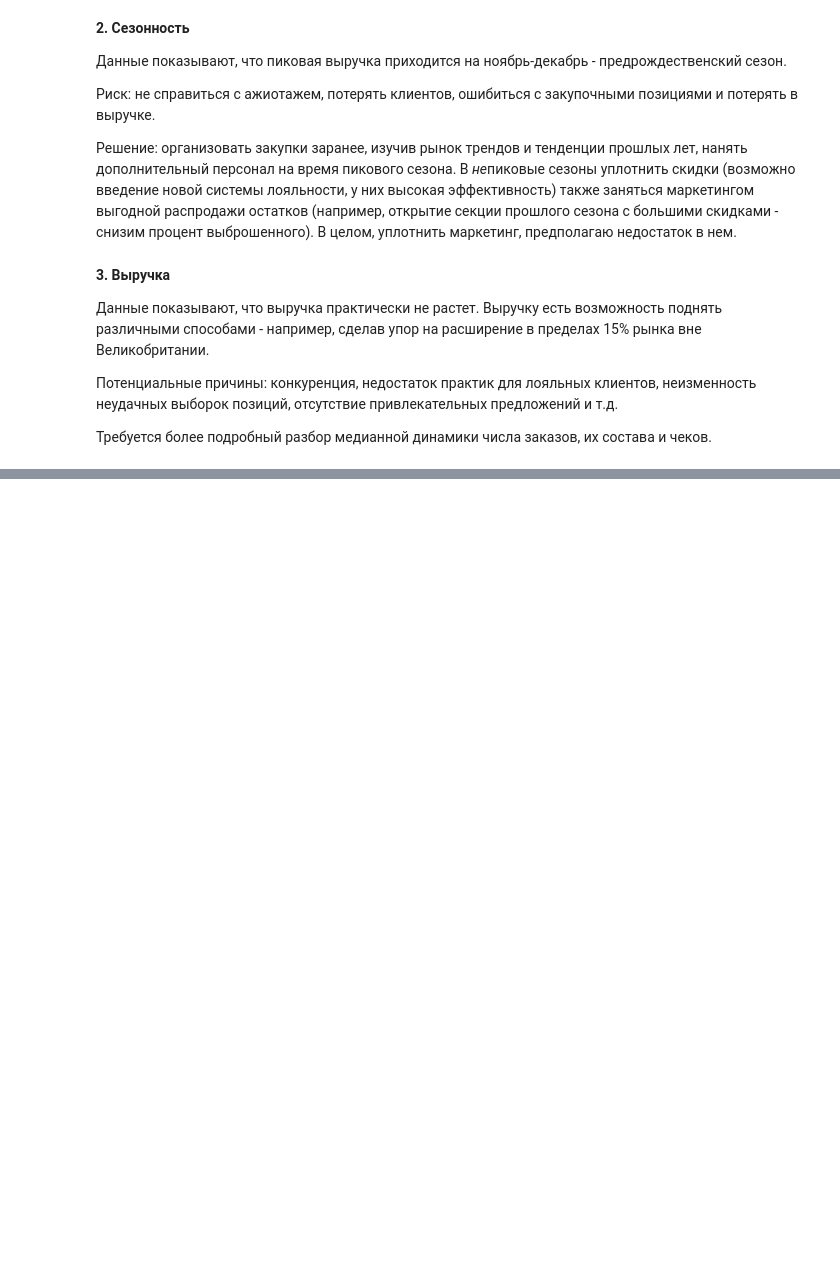
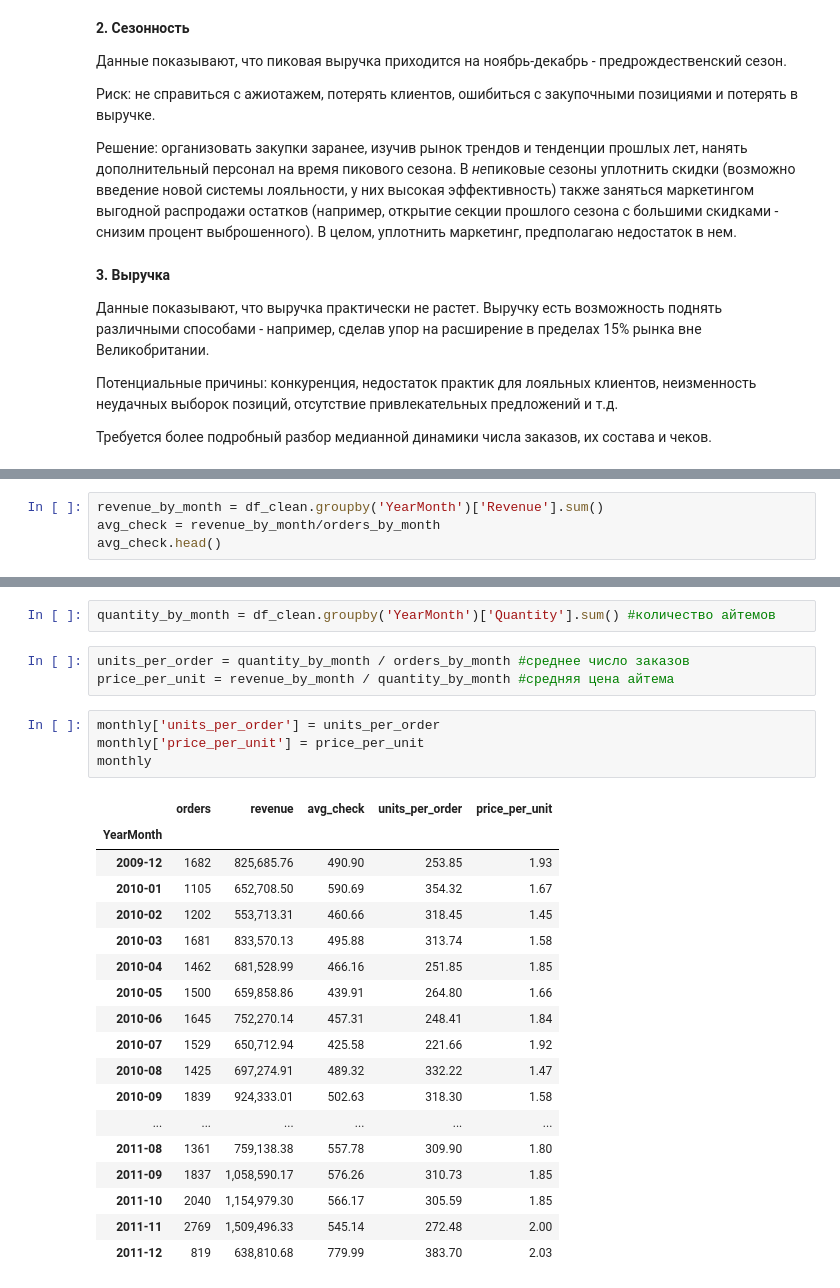
Before and after one commit to z0etar0twh/online-retail-analysis, a Jupyter notebook: online-retail-analysis.ipynb, the cells around one changed output, grey strips where cells are left out. Drawn from its saved outputs; the diff is of its cells as text; blank space fills up the shorter version.

```diff
--- a/online-retail-analysis.ipynb
+++ b/online-retail-analysis.ipynb
@@ -224,0 +259,4 @@ UK делает 85% выручки компании -> она сильно це
+# %%
+revenue_by_month = df_clean.groupby('YearMonth')['Revenue'].sum()
+avg_check = revenue_by_month/orders_by_month
+avg_check.head()
@@ -224,0 +298,28 @@ UK делает 85% выручки компании -> она сильно це
+# %%
+quantity_by_month = df_clean.groupby('YearMonth')['Quantity'].sum() #количество айтемов
+# %%
+units_per_order = quantity_by_month / orders_by_month #среднее число заказов
+price_per_unit = revenue_by_month / quantity_by_month #средняя цена айтема
+# %%
+monthly['units_per_order'] = units_per_order
+monthly['price_per_unit'] = price_per_unit
+monthly
+# %% [output]
+|  | orders | revenue | avg_check | units_per_order | price_per_unit |
+| YearMonth |  |  |  |  |  |
+| 2009-12 | 1682 | 825,685.76 | 490.90 | 253.85 | 1.93 |
+| 2010-01 | 1105 | 652,708.50 | 590.69 | 354.32 | 1.67 |
+| 2010-02 | 1202 | 553,713.31 | 460.66 | 318.45 | 1.45 |
+| 2010-03 | 1681 | 833,570.13 | 495.88 | 313.74 | 1.58 |
+| 2010-04 | 1462 | 681,528.99 | 466.16 | 251.85 | 1.85 |
+| 2010-05 | 1500 | 659,858.86 | 439.91 | 264.80 | 1.66 |
+| 2010-06 | 1645 | 752,270.14 | 457.31 | 248.41 | 1.84 |
+| 2010-07 | 1529 | 650,712.94 | 425.58 | 221.66 | 1.92 |
+| 2010-08 | 1425 | 697,274.91 | 489.32 | 332.22 | 1.47 |
+| 2010-09 | 1839 | 924,333.01 | 502.63 | 318.30 | 1.58 |
+| ... | ... | ... | ... | ... | ... |
+| 2011-08 | 1361 | 759,138.38 | 557.78 | 309.90 | 1.80 |
+| 2011-09 | 1837 | 1,058,590.17 | 576.26 | 310.73 | 1.85 |
+| 2011-10 | 2040 | 1,154,979.30 | 566.17 | 305.59 | 1.85 |
+| 2011-11 | 2769 | 1,509,496.33 | 545.14 | 272.48 | 2.00 |
+| 2011-12 | 819 | 638,810.68 | 779.99 | 383.70 | 2.03 |
```
Also changed, not shown: parts of 12 cells of this notebook.
